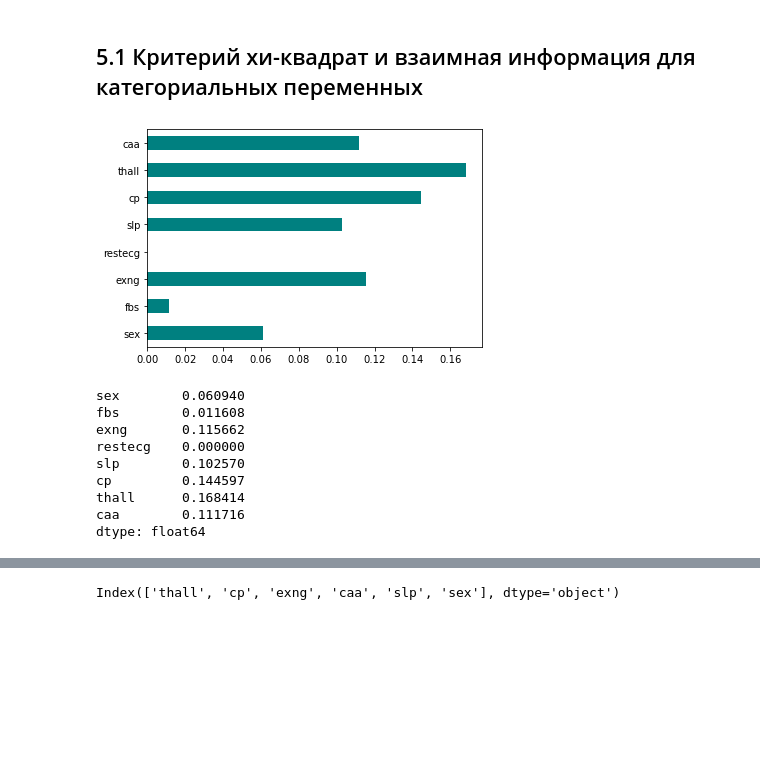
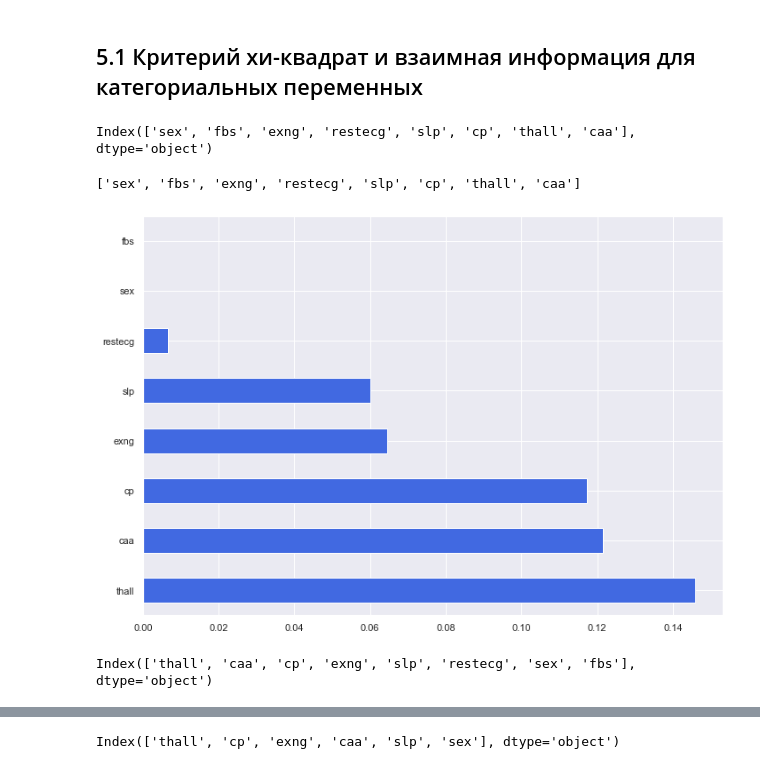
Before and after one commit to Kirill-Wwizarddd-Vladimirovich/heart-attack, a Jupyter notebook: notebooks/001-data_exploration.ipynb, the cells around one changed output, grey strips where cells are left out. Cells and saved outputs as stored; diff of their text form; code cells hidden in the pictures; blank space fills up the shorter version.

```diff
--- a/notebooks/001-data_exploration.ipynb
+++ b/notebooks/001-data_exploration.ipynb
@@ -390,19 +552,20 @@ features = df.drop(columns = ['output'], axis = 1)
+# %%
+features[categorical_feat].columns[0:len(df.columns)-1]
+# %% [output]
+Index(['sex', 'fbs', 'exng', 'restecg', 'slp', 'cp', 'thall', 'caa'], dtype='object')
+# %%
+categorical_feat
+# %% [output]
+['sex', 'fbs', 'exng', 'restecg', 'slp', 'cp', 'thall', 'caa']
 # %%
-importances = mutual_info_classif(features[categorical_feat], target)
-feat_importances = pd.Series(importances, features[categorical_feat].columns[0:len(df.columns)-1])
-feat_importances.plot(kind = 'barh', color = 'teal')
+importances = mutual_info_classif(features[categorical_feat], target, random_state = 87)
+feat_importances = pd.Series(importances, features[categorical_feat].columns[0:len(df.columns)-1]).sort_values(ascending=False)
+#feat_importances = pd.Series(importances, categorical_feat).sort_values(ascending=True)
+feat_importances.plot(kind = 'barh', color = 'royalblue')
 plt.show()
 # %% [output]
-[figure, old version]
+[figure, new version]
 # %%
-feat_importances
+feat_importances.index
 # %% [output]
-sex        0.060940
-fbs        0.011608
-exng       0.115662
-restecg    0.000000
-slp        0.102570
-cp         0.144597
-thall      0.168414
-caa        0.111716
-dtype: float64
+Index(['thall', 'caa', 'cp', 'exng', 'slp', 'restecg', 'sex', 'fbs'], dtype='object')
```
Also changed, not shown: parts of 30 cells of this notebook, 11 other files.
